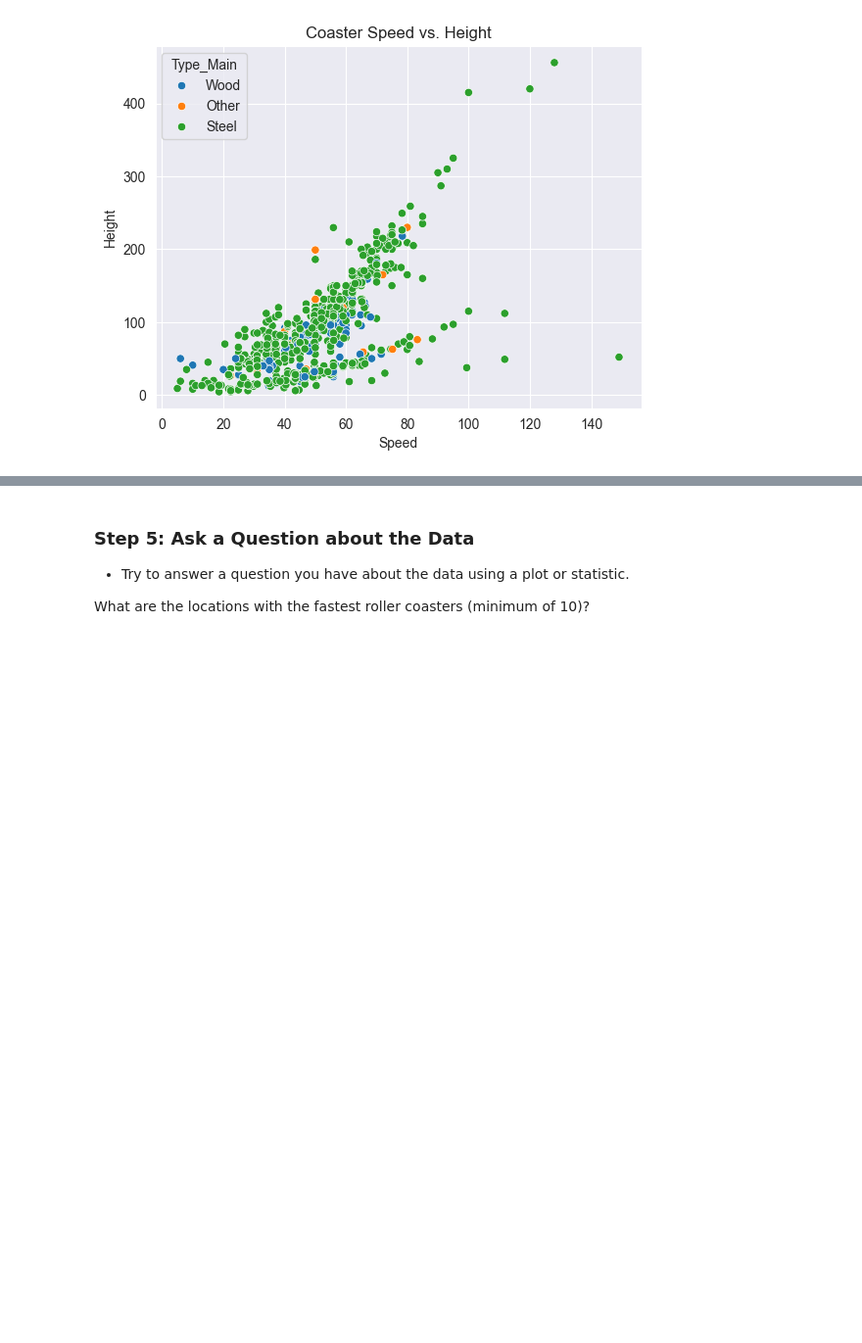
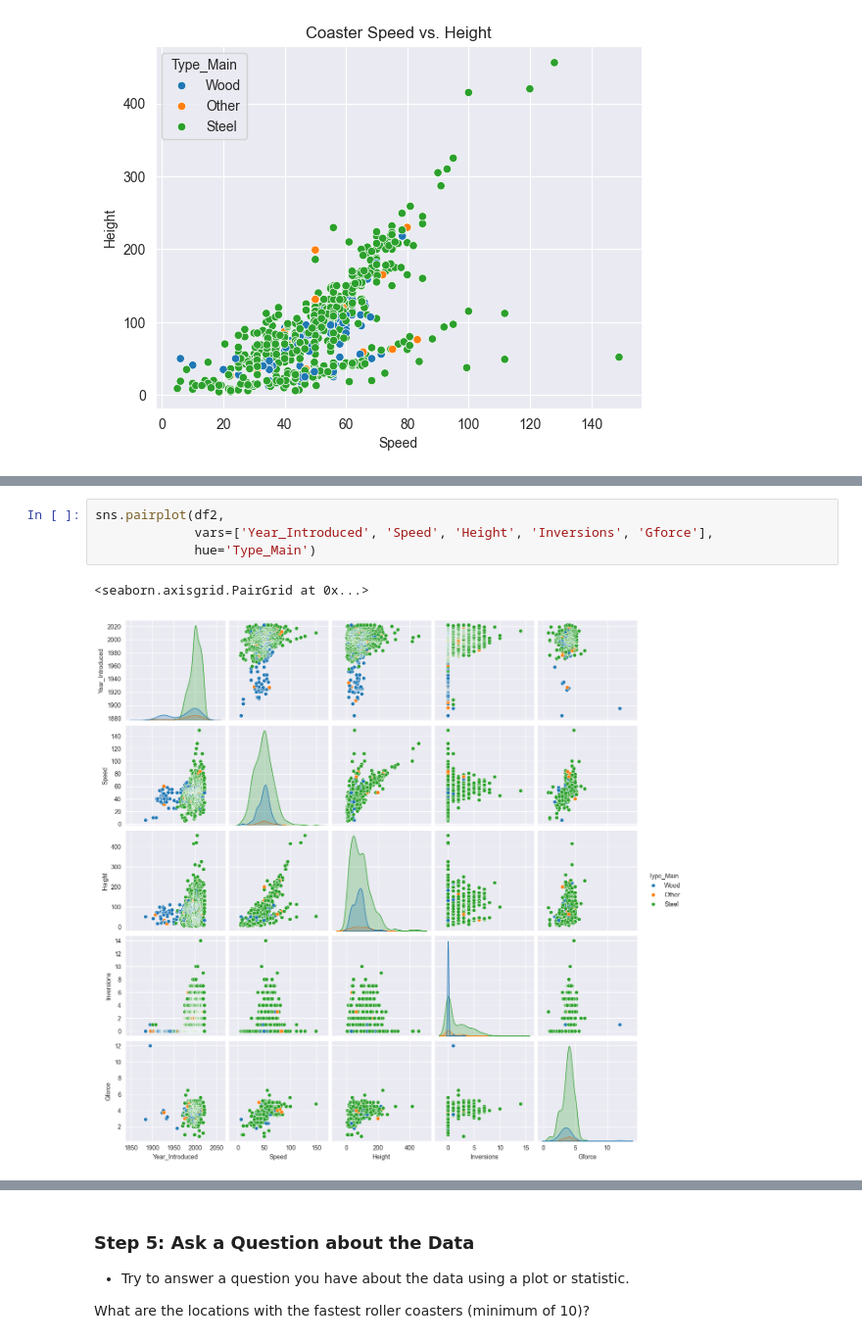
Before and after one commit to YuliiaChorna1/DS-02.1-Statistics-Pandas-, a Jupyter notebook: 2.2_extra_lesson.ipynb, the cells around one changed output, grey strips where cells are left out. Shown at 98% size. Saved outputs shown, nothing was run; the diff lists cells and outputs as text; blank space fills up the shorter version.

Commit message:
EDA: data prep, feature understanding, feature relationships, plotting

```diff
--- a/2.2_extra_lesson.ipynb
+++ b/2.2_extra_lesson.ipynb
@@ -349,0 +357,7 @@ plt.show()
+# %%
+sns.pairplot(df2,
+             vars=['Year_Introduced', 'Speed', 'Height', 'Inversions', 'Gforce'],
+             hue='Type_Main')
+# %% [output]
+<seaborn.axisgrid.PairGrid at 0x...>
+[figure, added]
```
Also changed, not shown: parts of 6 cells of this notebook.
